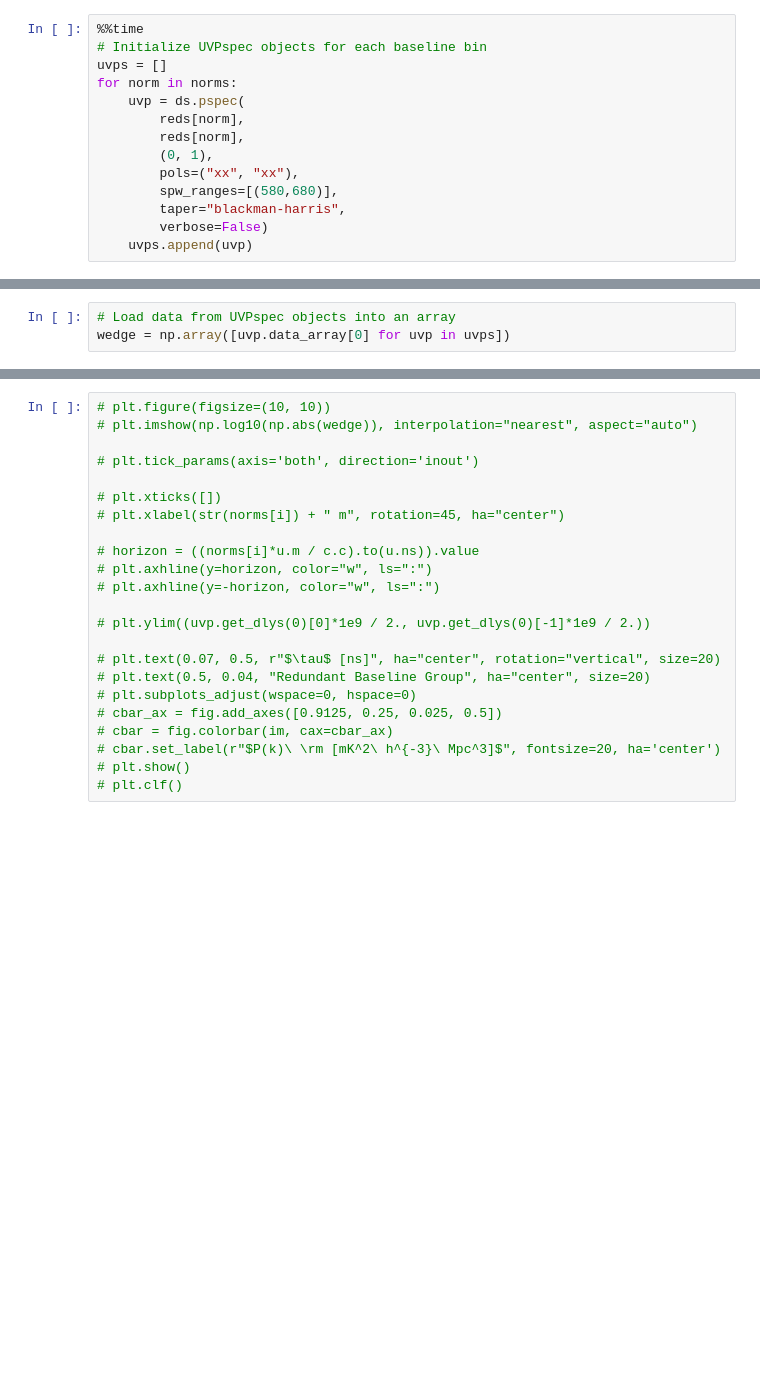
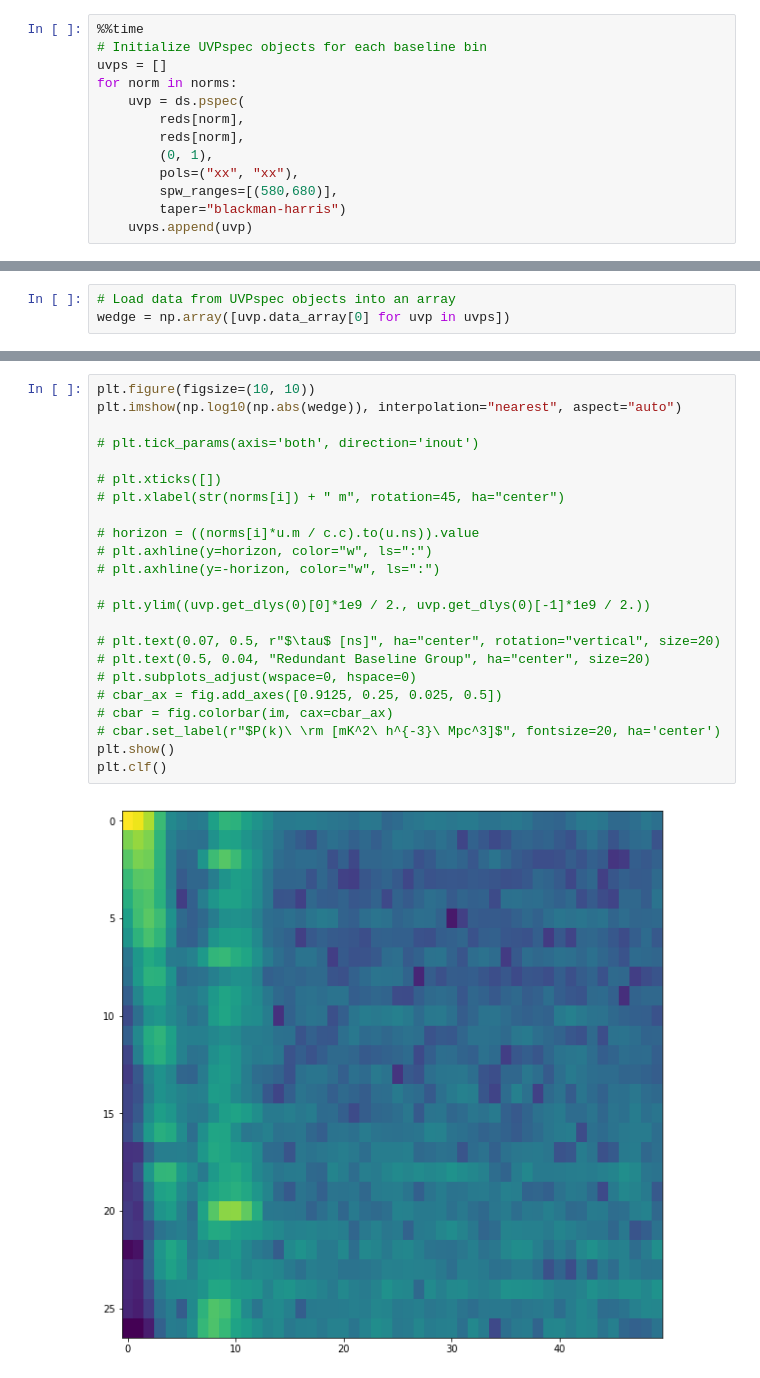
Before and after one commit to HERA-Team/hera_sandbox, a Jupyter notebook: aff/HPWpipe/hp_wedge.ipynb, the cells around one changed output, grey strips where cells are left out. Cells and saved outputs as stored; diff of their text form; blank space fills up the shorter version.

```diff
--- a/aff/HPWpipe/hp_wedge.ipynb
+++ b/aff/HPWpipe/hp_wedge.ipynb
@@ -89,7 +89,6 @@ for norm in norms:
         (0, 1),
         pols=("xx", "xx"),
         spw_ranges=[(580,680)],
-        taper="blackman-harris",
-        verbose=False)
+        taper="blackman-harris")
     uvps.append(uvp)
 # %% [output]
@@ -185,23 +197,25 @@ plt.show()
 # %%
-# plt.figure(figsize=(10, 10))
-# plt.imshow(np.log10(np.abs(wedge)), interpolation="nearest", aspect="auto")
+plt.figure(figsize=(10, 10))
+plt.imshow(np.log10(np.abs(wedge)), interpolation="nearest", aspect="auto")
 
 # plt.tick_params(axis='both', direction='inout')
 
 # plt.xticks([])
 # plt.xlabel(str(norms[i]) + " m", rotation=45, ha="center")
 
 # horizon = ((norms[i]*u.m / c.c).to(u.ns)).value
 # plt.axhline(y=horizon, color="w", ls=":")
 # plt.axhline(y=-horizon, color="w", ls=":")
 
 # plt.ylim((uvp.get_dlys(0)[0]*1e9 / 2., uvp.get_dlys(0)[-1]*1e9 / 2.))
 
 # plt.text(0.07, 0.5, r"$\tau$ [ns]", ha="center", rotation="vertical", size=20)
 # plt.text(0.5, 0.04, "Redundant Baseline Group", ha="center", size=20)
 # plt.subplots_adjust(wspace=0, hspace=0)
 # cbar_ax = fig.add_axes([0.9125, 0.25, 0.025, 0.5])
 # cbar = fig.colorbar(im, cax=cbar_ax)
 # cbar.set_label(r"$P(k)\ \rm [mK^2\ h^{-3}\ Mpc^3]$", fontsize=20, ha='center')
-# plt.show()
-# plt.clf()
+plt.show()
+plt.clf()
+# %% [output]
+[figure, added]
```
Also changed, not shown: parts of 9 cells of this notebook, 1 other file.
